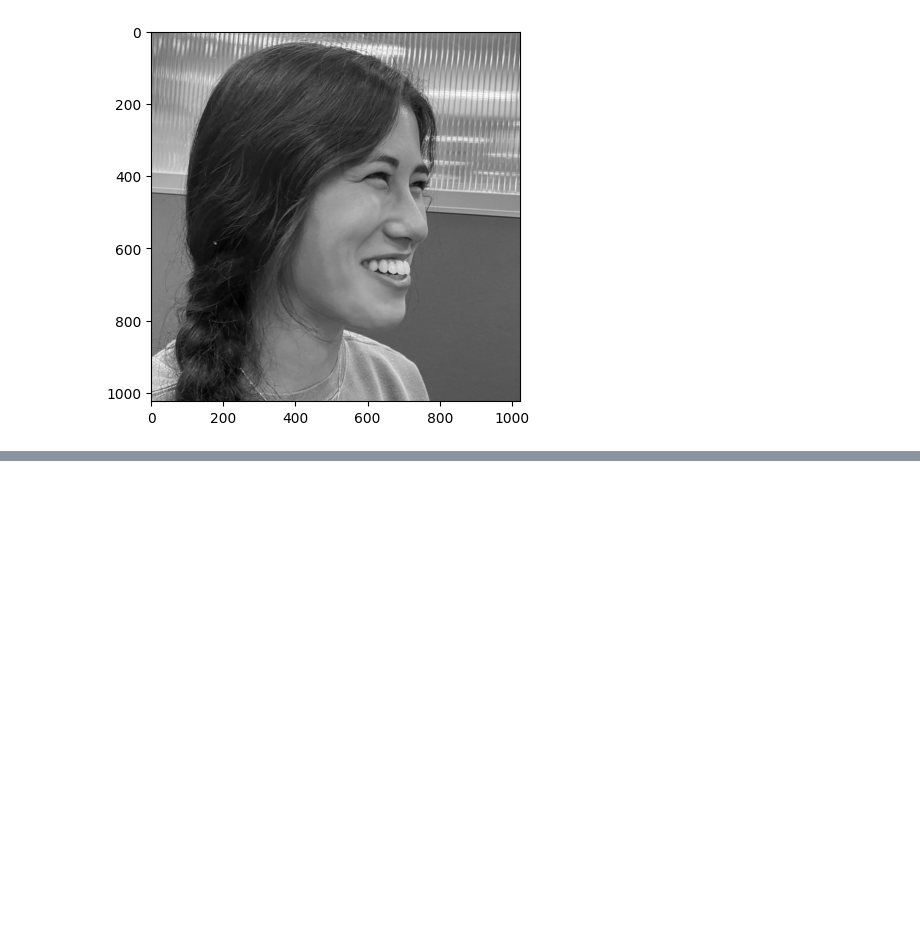
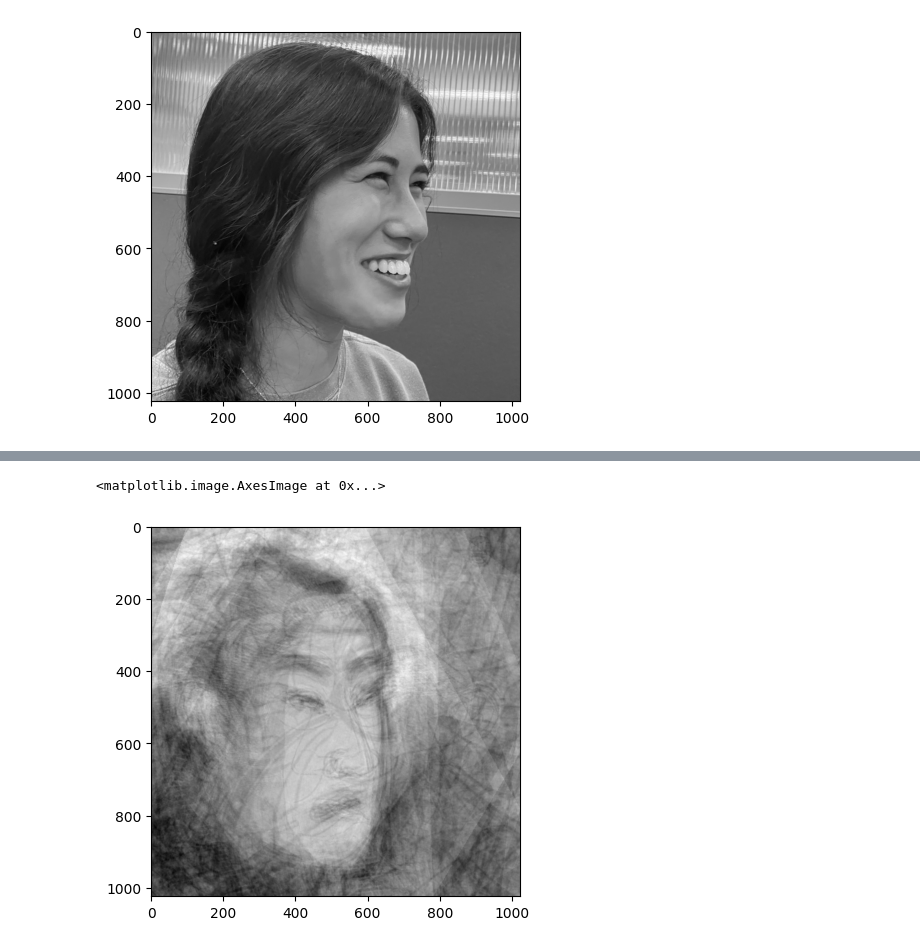
Before and after one commit to clairemallela/COGS118B-FinalProject, a Jupyter notebook: COGS118B_project_CM.ipynb, the cells around one changed output, grey strips where cells are left out. Cells and saved outputs as stored; diff of their text form; code cells hidden in the pictures; blank space fills up the shorter version.

```diff
--- a/COGS118B_project_CM.ipynb
+++ b/COGS118B_project_CM.ipynb
@@ -219,0 +236,7 @@ plt.imshow(Zhat.reshape(1024,1024), cmap='gray')
+# %%
+c = U.T @ (face - meanface_flat)
+Zhat = (U @ c) + meanface_flat
+plt.imshow(Zhat.reshape(1024,1024), cmap='gray')
+# %% [output]
+<matplotlib.image.AxesImage at 0x...>
+[figure, added]
```
Also changed, not shown: parts of 8 cells of this notebook, 1 other file.
